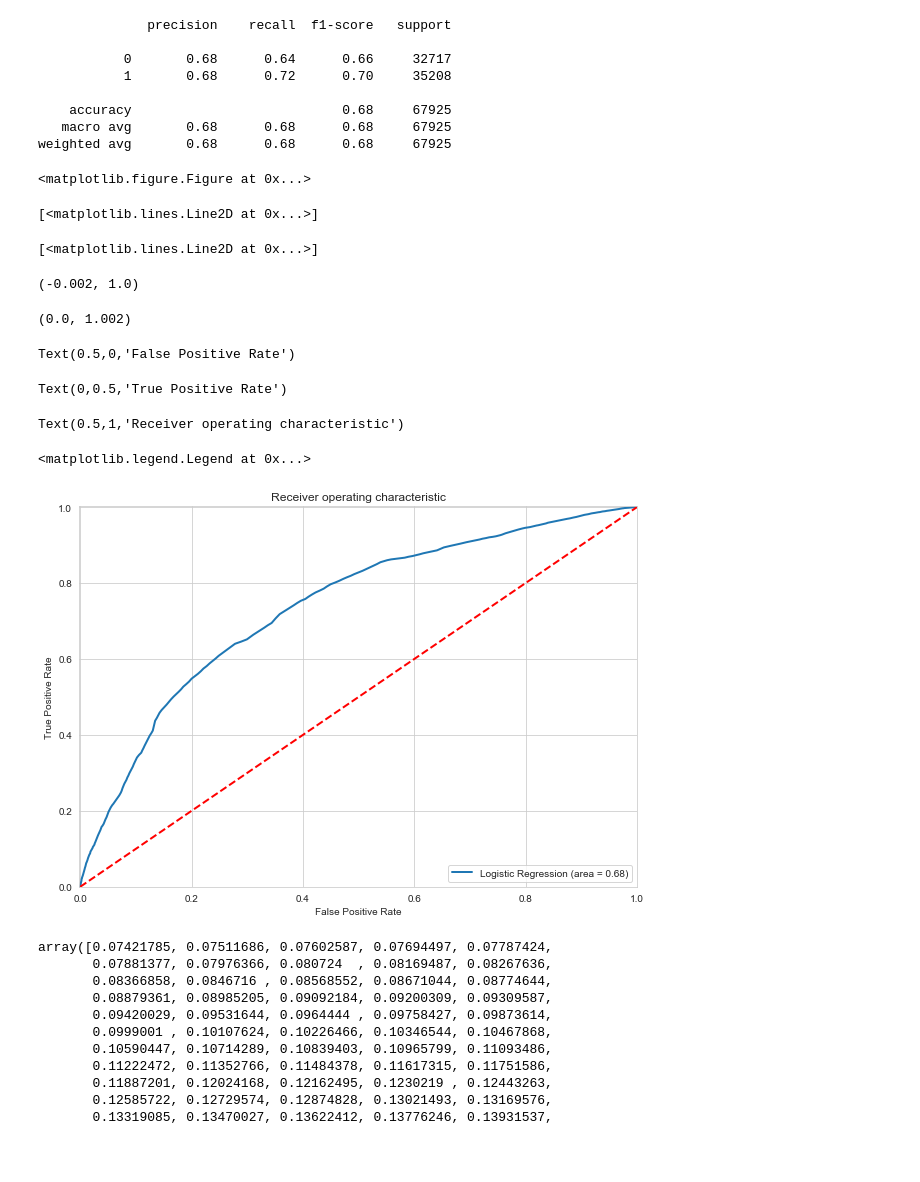
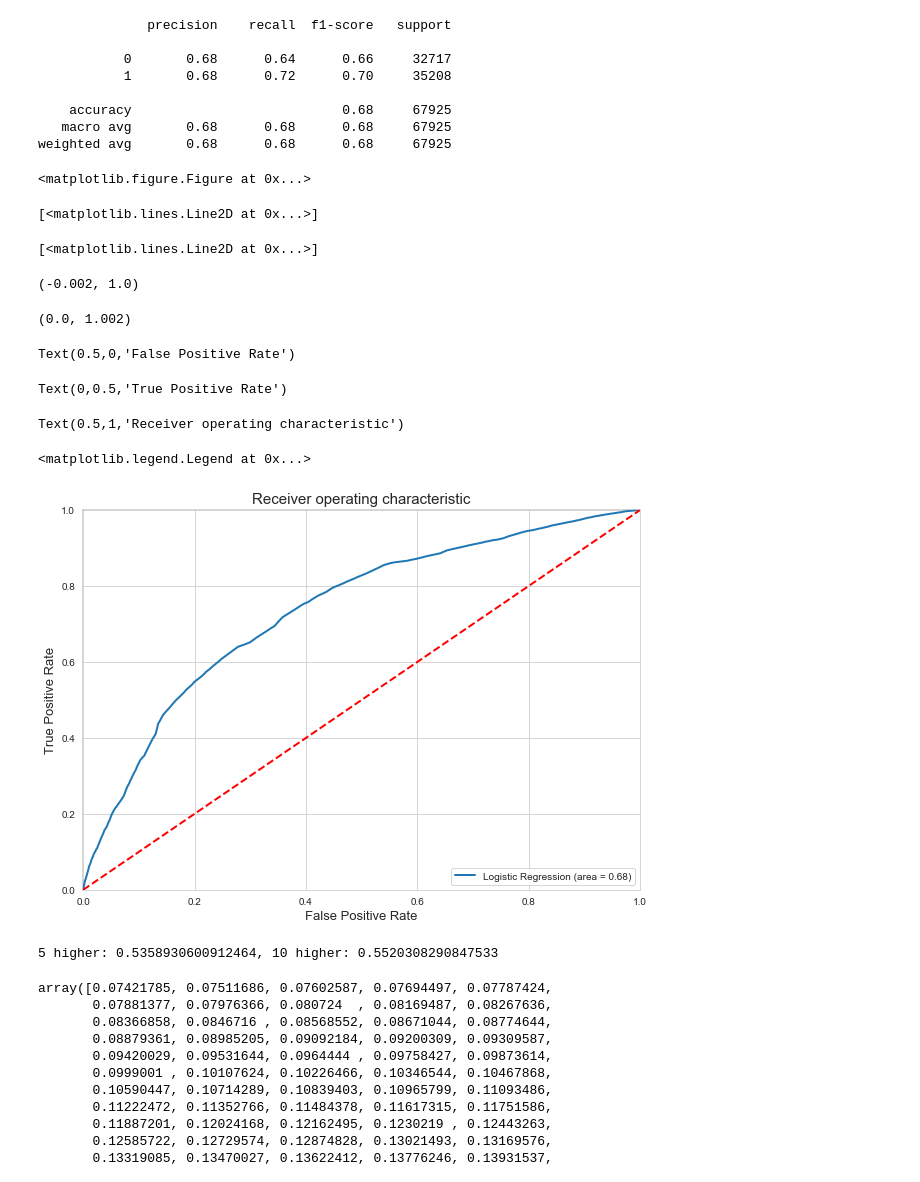
Before and after one commit to eonofrey/elo_analysis, a Jupyter notebook: elo_analysis.ipynb, the cells around one changed output. Drawn from its saved outputs; the diff is of its cells as text; code cells hidden in the pictures; blank space fills up the shorter version.

```diff
--- a/elo_analysis.ipynb
+++ b/elo_analysis.ipynb
@@ -345,37 +344,45 @@ logit_roc_auc = roc_auc_score(y_test, logreg.predict(X_test))
 fpr, tpr, thresholds = roc_curve(y_test, logreg.predict_proba(X_test)[:,1])
 plt.figure(figsize=(10, 7))
 
 plt.plot(fpr,
          tpr,
          label='Logistic Regression (area = %0.2f)' % logit_roc_auc,
          linewidth=2)
 
 plt.plot([0, 1], [0, 1],
          'r--',
          linewidth=2)
 
 plt.xlim([-0.002, 1.0])
 plt.ylim([0.0, 1.002])
 
-plt.xlabel('False Positive Rate')
-plt.ylabel('True Positive Rate')
-plt.title('Receiver operating characteristic')
+plt.xlabel('False Positive Rate', fontsize=13)
+plt.ylabel('True Positive Rate', fontsize=13)
+plt.title('Receiver operating characteristic', fontsize=15)
 plt.legend(loc="lower right")
 
 
 #plt.savefig('Log_ROC')
 plt.show()
 # %% [output]
 <matplotlib.figure.Figure at 0x...>
 [<matplotlib.lines.Line2D at 0x...>]
 [<matplotlib.lines.Line2D at 0x...>]
 (-0.002, 1.0)
 (0.0, 1.002)
 Text(0.5,0,'False Positive Rate')
 Text(0,0.5,'True Positive Rate')
 Text(0.5,1,'Receiver operating characteristic')
 <matplotlib.legend.Legend at 0x...>
-[figure, old version]
+[figure, new version]
+# %%
+def get_prob(elo_diff):
+    a = np.array(elo_diff).reshape(-1,1)
+    return logreg.predict_proba(a)[:,1][0]
+
+print('5 higher: ' + str(get_prob(5)) + ', 10 higher: ' + str(get_prob(10)))
+# %% [output]
+5 higher: 0.5358930600912464, 10 higher: 0.5520308290847533
 # %%
 pred_values = np.arange(-200, 201).reshape(-1, 1)
 predictions = logreg.predict_proba(pred_values)
```
Also changed, not shown: parts of 1 cell of this notebook.
